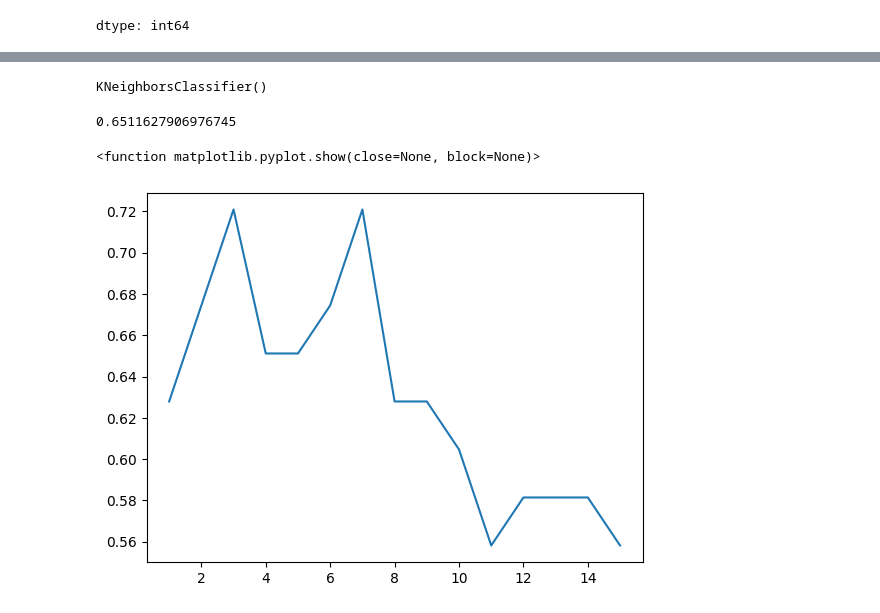
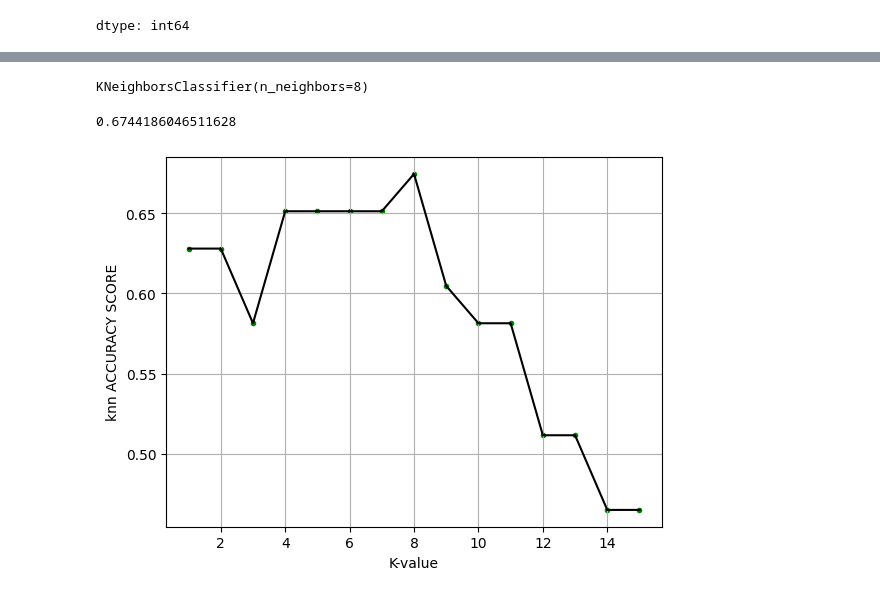
Before and after one commit to Paresh-0007/MyJourneyWhileLearningAIML, a Jupyter notebook: TASK_KNN.ipynb, the cells around one changed output, grey strips where cells are left out. Drawn from its saved outputs; the diff is of its cells as text; code cells hidden in the pictures.

```diff
--- a/TASK_KNN.ipynb
+++ b/TASK_KNN.ipynb
@@ -58,5 +58,3 @@ y.head()
 | 3 | 1 |
 | 4 | 1 |
 dtype: int64
-# %%
-X = scaler.fit_transform(X)
@@ -67,2 +60,0 @@ array(['RI', 'Na', 'Mg', 'Al', 'Si', 'K', 'Ca', 'Ba', 'Fe'], dtype=object)
-# %%
-X = pd.DataFrame(X,columns=scaler.feature_names_in_)
@@ -72,30 +62,38 @@ knn = KNeighborsClassifier(n_neighbors=5)
 from sklearn.model_selection import train_test_split
 # %%
 X_train,X_test,y_train,y_test = train_test_split(X,y,test_size=0.2,random_state=42)
+# %%
+X_train = scaler.fit_transform(X_train)
+X_test = scaler.fit_transform(X_test)
+# %%
+knn = KNeighborsClassifier(n_neighbors=8)
 # %%
 knn.fit(X_train,y_train)
 # %% [output]
-KNeighborsClassifier()
+KNeighborsClassifier(n_neighbors=8)
 # %%
 y_pred = knn.predict(X_test)
 # %%
 accuracy_score(y_pred,y_test)
 # %% [output]
-0.6511627906976745
+0.6744186046511628
 # %%
 n_value = range(1,16)
 # %%
 accur = list()
 
 for i in n_value:
   knn = KNeighborsClassifier(n_neighbors=i)
   knn.fit(X_train,y_train)
   accur.append(accuracy_score(knn.predict(X_test),y_test))
 
 import matplotlib.pyplot as plt
 
-plt.plot(n_value,accur)
-plt.show
+plt.plot(n_value,accur,color='black')
+plt.scatter(n_value,accur,marker='.',color="green")
+plt.grid(True)
+plt.xlabel('K-value')
+plt.ylabel('knn ACCURACY SCORE')
+plt.show()
 # %% [output]
-<function matplotlib.pyplot.show(close=None, block=None)>
-[figure, old version]
+[figure, new version]
```
Also changed, not shown: parts of 2 cells of this notebook.
